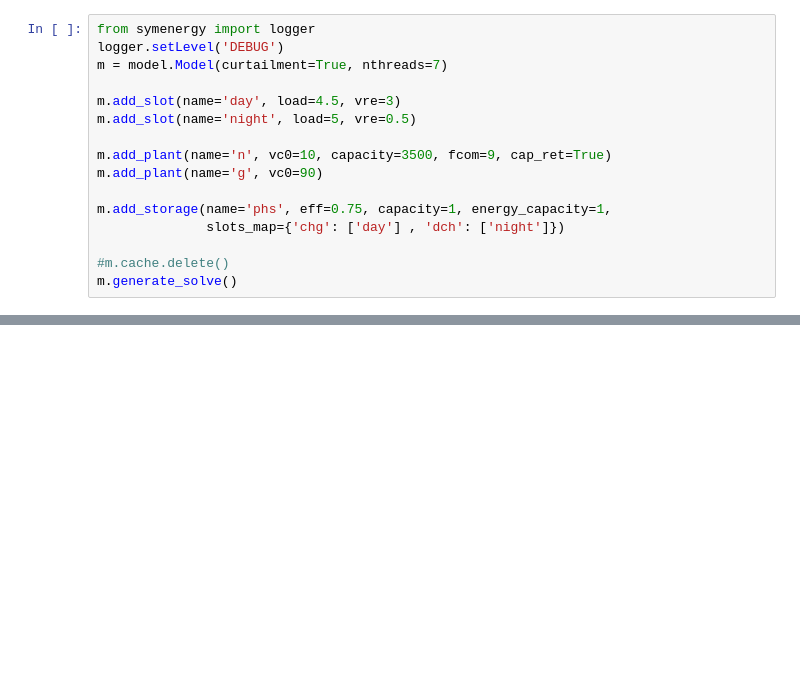
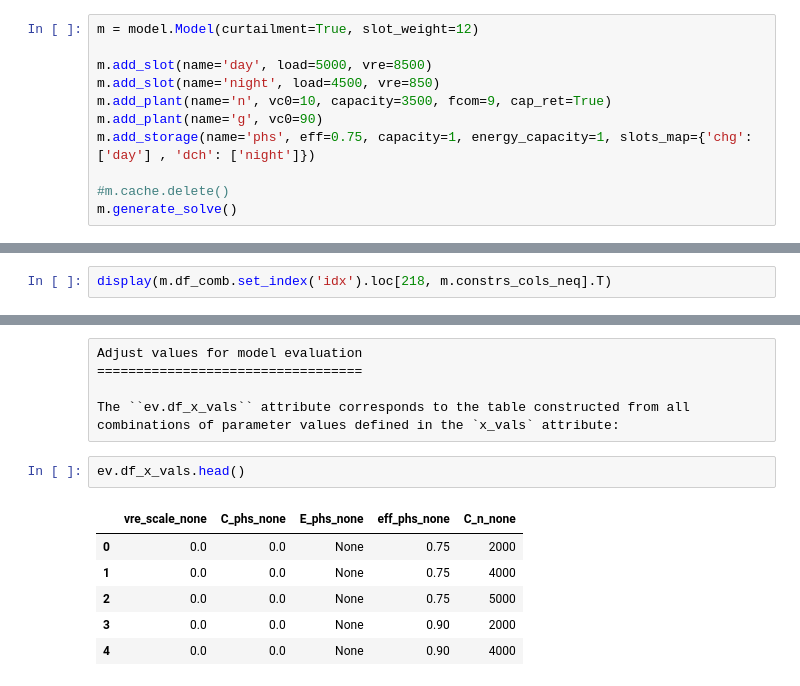
Before and after one commit to mcsoini/symenergy, a Jupyter notebook: examples/example_constant.ipynb, the cells around one changed output, grey strips where cells are left out. Saved outputs shown, nothing was run; the diff lists cells and outputs as text; blank space fills up the shorter version.

```diff
--- a/examples/example_constant.ipynb
+++ b/examples/example_constant.ipynb
@@ -25,16 +29,11 @@ Parameter values are insignificant at this stage as long as they are !=None. The
 # %%
-from symenergy import logger
-logger.setLevel('DEBUG')
-m = model.Model(curtailment=True, nthreads=7)
+m = model.Model(curtailment=True, slot_weight=12)
 
-m.add_slot(name='day', load=4.5, vre=3)
-m.add_slot(name='night', load=5, vre=0.5)
-
+m.add_slot(name='day', load=5000, vre=8500)
+m.add_slot(name='night', load=4500, vre=850)
 m.add_plant(name='n', vc0=10, capacity=3500, fcom=9, cap_ret=True)
 m.add_plant(name='g', vc0=90)
-
-m.add_storage(name='phs', eff=0.75, capacity=1, energy_capacity=1,
-              slots_map={'chg': ['day'] , 'dch': ['night']})
+m.add_storage(name='phs', eff=0.75, capacity=1, energy_capacity=1, slots_map={'chg': ['day'] , 'dch': ['night']})
 
 #m.cache.delete()
 m.generate_solve()
@@ -61,0 +76,2 @@ Model parameters can be freely adjusted prior to the :class:`sympy.Evaluator` in
+# %%
+display(m.df_comb.set_index('idx').loc[218, m.constrs_cols_neq].T)
@@ -100,0 +178,14 @@ The `df_x_vals` attribute is a dataframe containing all parameter value combinat
+# %% [raw]
+Adjust values for model evaluation
+==================================
+
+The ``ev.df_x_vals`` attribute corresponds to the table constructed from all combinations of parameter values defined in the `x_vals` attribute:
+# %%
+ev.df_x_vals.head()
+# %% [output]
+|  | vre_scale_none | C_phs_none | E_phs_none | eff_phs_none | C_n_none |
+| 0 | 0.0 | 0.0 | None | 0.75 | 2000 |
+| 1 | 0.0 | 0.0 | None | 0.75 | 4000 |
+| 2 | 0.0 | 0.0 | None | 0.75 | 5000 |
+| 3 | 0.0 | 0.0 | None | 0.90 | 2000 |
+| 4 | 0.0 | 0.0 | None | 0.90 | 4000 |
```
Also changed, not shown: parts of 41 cells of this notebook, 1 other file.
